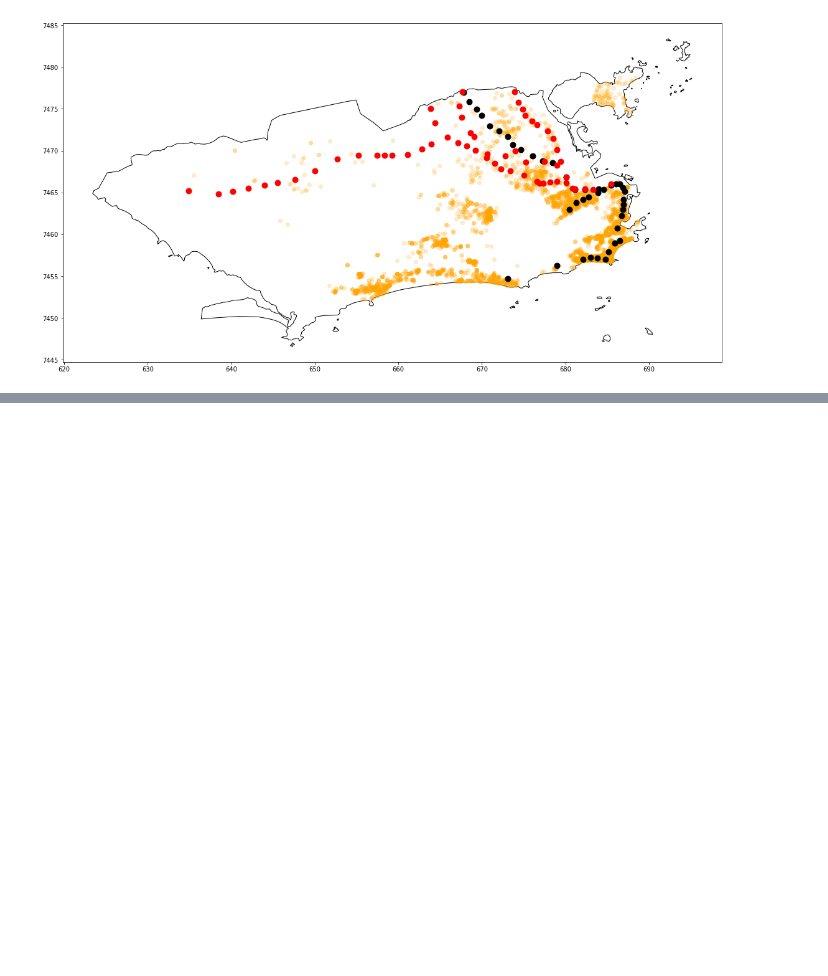
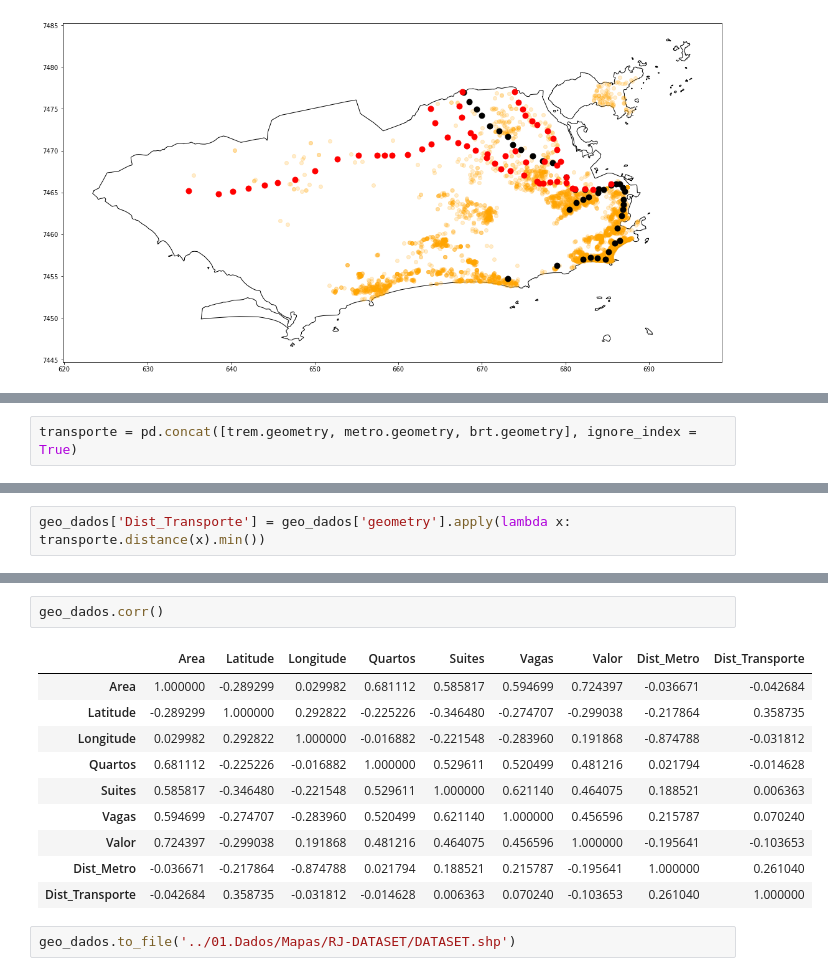
Before and after one commit to jeanhrsouza/learning-geopandas, a Jupyter notebook: 04.Obtendo Distâncias/02.Agregando Outros Tipos de Transporte.ipynb, the cells around one changed output, grey strips where cells are left out. Drawn from its saved outputs; the diff is of its cells as text; blank space fills up the shorter version.

```diff
--- a/04.Obtendo Distâncias/02.Agregando Outros Tipos de Transporte.ipynb
+++ b/04.Obtendo Distâncias/02.Agregando Outros Tipos de Transporte.ipynb
@@ -136,0 +180,2 @@ trem.plot(ax = base, color = 'red', markersize = 80)
+# %%
+transporte = pd.concat([trem.geometry, metro.geometry, brt.geometry], ignore_index = True)
@@ -136,0 +201,2 @@ trem.plot(ax = base, color = 'red', markersize = 80)
+# %%
+geo_dados['Dist_Transporte'] = geo_dados['geometry'].apply(lambda x: transporte.distance(x).min())
@@ -136,0 +219,15 @@ trem.plot(ax = base, color = 'red', markersize = 80)
+# %%
+geo_dados.corr()
+# %% [output]
+|  | Area | Latitude | Longitude | Quartos | Suites | Vagas | Valor | Dist_Metro | Dist_Transporte |
+| Area | 1.000000 | -0.289299 | 0.029982 | 0.681112 | 0.585817 | 0.594699 | 0.724397 | -0.036671 | -0.042684 |
+| Latitude | -0.289299 | 1.000000 | 0.292822 | -0.225226 | -0.346480 | -0.274707 | -0.299038 | -0.217864 | 0.358735 |
+| Longitude | 0.029982 | 0.292822 | 1.000000 | -0.016882 | -0.221548 | -0.283960 | 0.191868 | -0.874788 | -0.031812 |
+| Quartos | 0.681112 | -0.225226 | -0.016882 | 1.000000 | 0.529611 | 0.520499 | 0.481216 | 0.021794 | -0.014628 |
+| Suites | 0.585817 | -0.346480 | -0.221548 | 0.529611 | 1.000000 | 0.621140 | 0.464075 | 0.188521 | 0.006363 |
+| Vagas | 0.594699 | -0.274707 | -0.283960 | 0.520499 | 0.621140 | 1.000000 | 0.456596 | 0.215787 | 0.070240 |
+| Valor | 0.724397 | -0.299038 | 0.191868 | 0.481216 | 0.464075 | 0.456596 | 1.000000 | -0.195641 | -0.103653 |
+| Dist_Metro | -0.036671 | -0.217864 | -0.874788 | 0.021794 | 0.188521 | 0.215787 | -0.195641 | 1.000000 | 0.261040 |
+| Dist_Transporte | -0.042684 | 0.358735 | -0.031812 | -0.014628 | 0.006363 | 0.070240 | -0.103653 | 0.261040 | 1.000000 |
+# %%
+geo_dados.to_file('../01.Dados/Mapas/RJ-DATASET/DATASET.shp')
```
Also changed, not shown: parts of 12 cells of this notebook, 5 other files.
